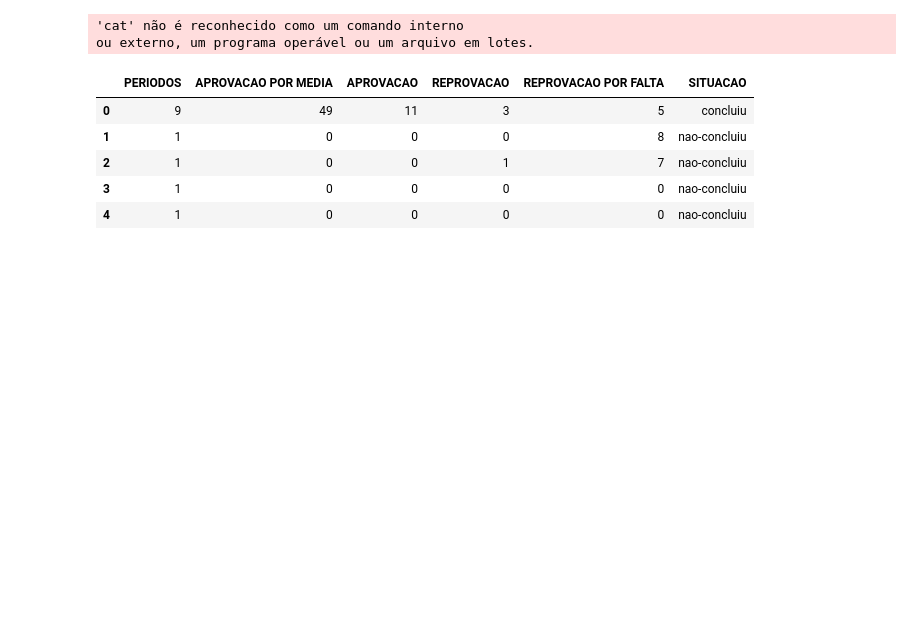
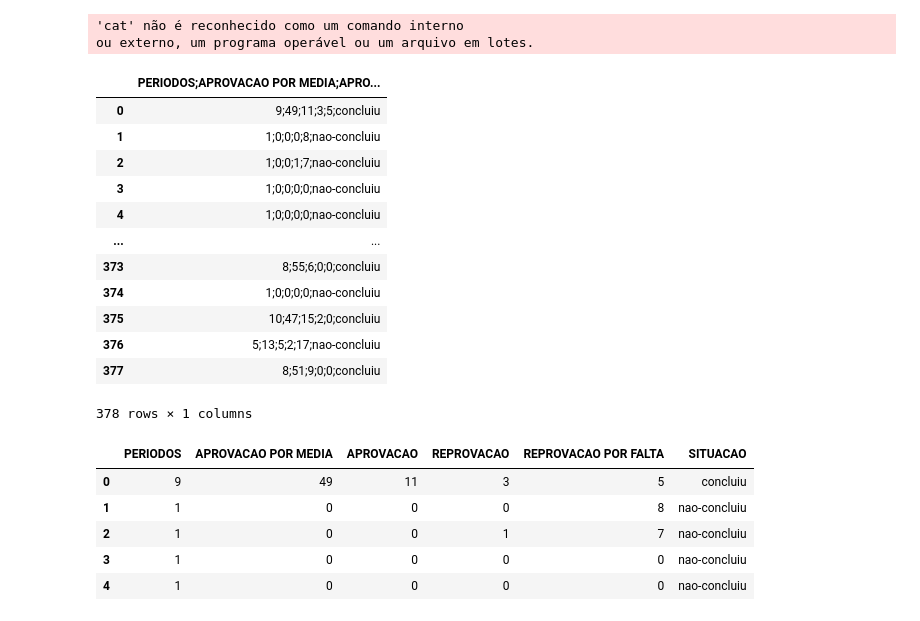
Before and after one commit to niscas123/Introducao-a-DataScience, a Jupyter notebook: Exercício 1.ipynb, the cells around one changed output. Saved outputs shown, nothing was run; the diff lists cells and outputs as text; code cells hidden in the pictures; blank space fills up the shorter version.

```diff
--- a/Exercício 1.ipynb
+++ b/Exercício 1.ipynb
@@ -184,4 +184,21 @@ import pandas as pd
 # %% [output]
 'cat' não é reconhecido como um comando interno
 ou externo, um programa operável ou um arquivo em lotes.
+# %%
+data = pd.read_csv("DadosJuntos.csv");
+data
+# %% [output]
+|  | PERIODOS;APROVACAO POR MEDIA;APRO... |
+| 0 | 9;49;11;3;5;concluiu |
+| 1 | 1;0;0;0;8;nao-concluiu |
+| 2 | 1;0;0;1;7;nao-concluiu |
+| 3 | 1;0;0;0;0;nao-concluiu |
+| 4 | 1;0;0;0;0;nao-concluiu |
+| ... | ... |
+| 373 | 8;55;6;0;0;concluiu |
+| 374 | 1;0;0;0;0;nao-concluiu |
+| 375 | 10;47;15;2;0;concluiu |
+| 376 | 5;13;5;2;17;nao-concluiu |
+| 377 | 8;51;9;0;0;concluiu |
+378 rows × 1 columns
 # %%
```
Also changed, not shown: parts of 4 cells of this notebook, 23 other files.
